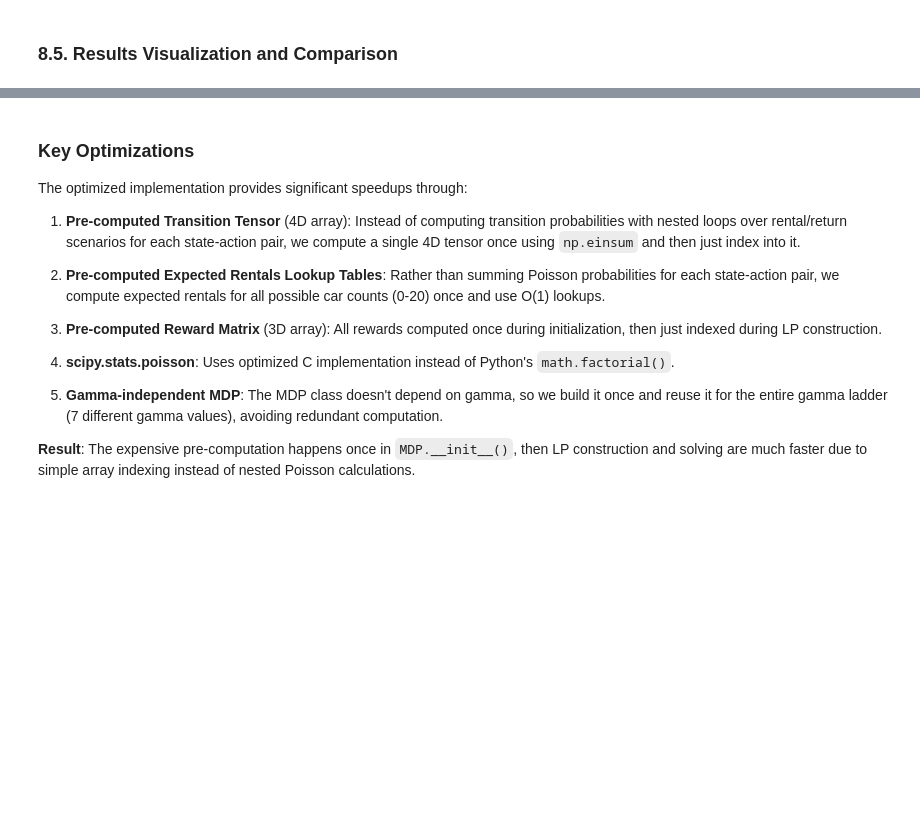
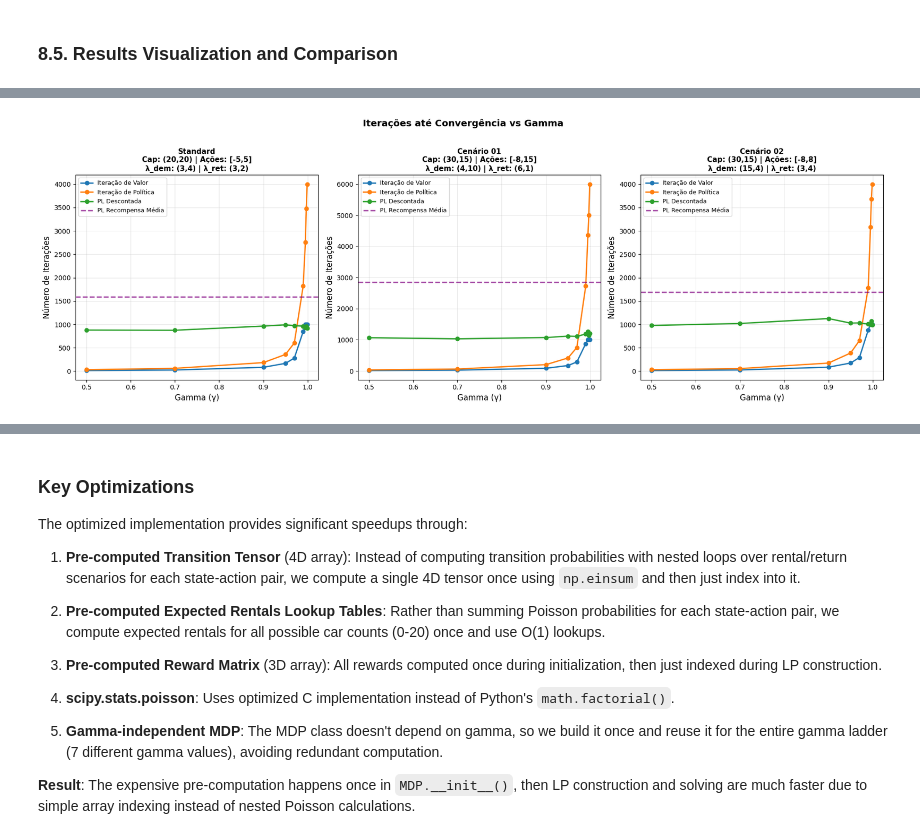
Before and after one commit to novae1/rl_gym, a Jupyter notebook: MDPs/blackwell_jack_rental.ipynb, the cells around one changed output, grey strips where cells are left out. Drawn from its saved outputs; the diff is of its cells as text; code cells hidden in the pictures; blank space fills up the shorter version.

```diff
--- a/MDPs/blackwell_jack_rental.ipynb
+++ b/MDPs/blackwell_jack_rental.ipynb
@@ -999 +1055,40 @@ plt.show()
+# %%
+# Plot 2: Iterations vs Gamma (ALL methods including LPs)
+fig, axes = plt.subplots(1, 3, figsize=(18, 6))
+
+# Create parameter strings for each scenario
+param_strings = {
+    'Standard': 'Cap: (20,20) | Ações: [-5,5]\nλ_dem: (3,4) | λ_ret: (3,2)',
+    'Cenário 01': 'Cap: (30,15) | Ações: [-8,15]\nλ_dem: (4,10) | λ_ret: (6,1)',
+    'Cenário 02': 'Cap: (30,15) | Ações: [-8,8]\nλ_dem: (15,4) | λ_ret: (3,4)'
+}
+
+for idx, scenario_name in enumerate(scenarios.keys()):
+    ax = axes[idx]
+    scenario_data = results_df[results_df['Scenario'] == scenario_name]
+
+    # Plot all methods with iterations
+    for method in ['Iteração de Valor', 'Iteração de Política', 'PL Descontada']:
+        method_data = scenario_data[scenario_data['Method'] == method]
+        if not method_data.empty:
+            ax.plot(method_data['Gamma'], method_data['Iterations'], 'o-', label=method, linewidth=2, markersize=6)
+
+    # Add average-reward LP as horizontal line (constant iterations, no gamma dependency)
+    avg_lp_data = scenario_data[scenario_data['Method'] == 'PL Recompensa Média']
+    if not avg_lp_data.empty:
+        avg_iters = avg_lp_data['Iterations'].values[0]
+        ax.axhline(y=avg_iters, color='purple', linestyle='--', linewidth=2, alpha=0.7,
+                   label='PL Recompensa Média')
+
+    ax.set_xlabel('Gamma (γ)', fontsize=12)
+    ax.set_ylabel('Número de Iterações', fontsize=12)
+    ax.set_title(f'{scenario_name}\n{param_strings[scenario_name]}', fontsize=11, fontweight='bold')
+    ax.legend(fontsize=9)
+    ax.grid(True, alpha=0.3)
+
+plt.suptitle('Iterações até Convergência vs Gamma', fontsize=14, fontweight='bold', y=1.02)
+plt.tight_layout()
+plt.show()
+# %% [output]
+[figure, added]
 # %%
```
Also changed, not shown: parts of 15 cells of this notebook.
